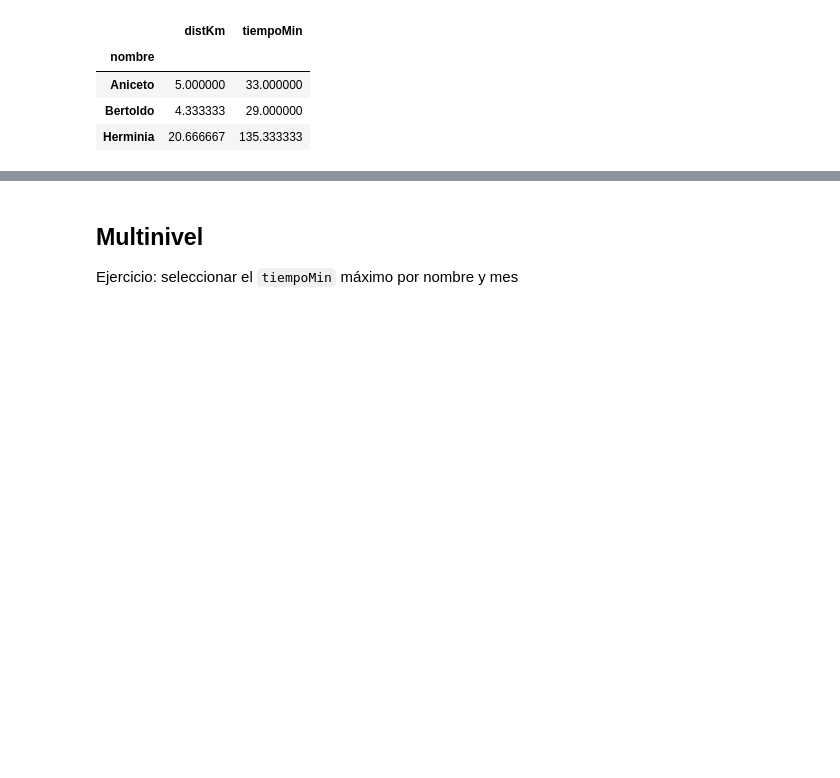
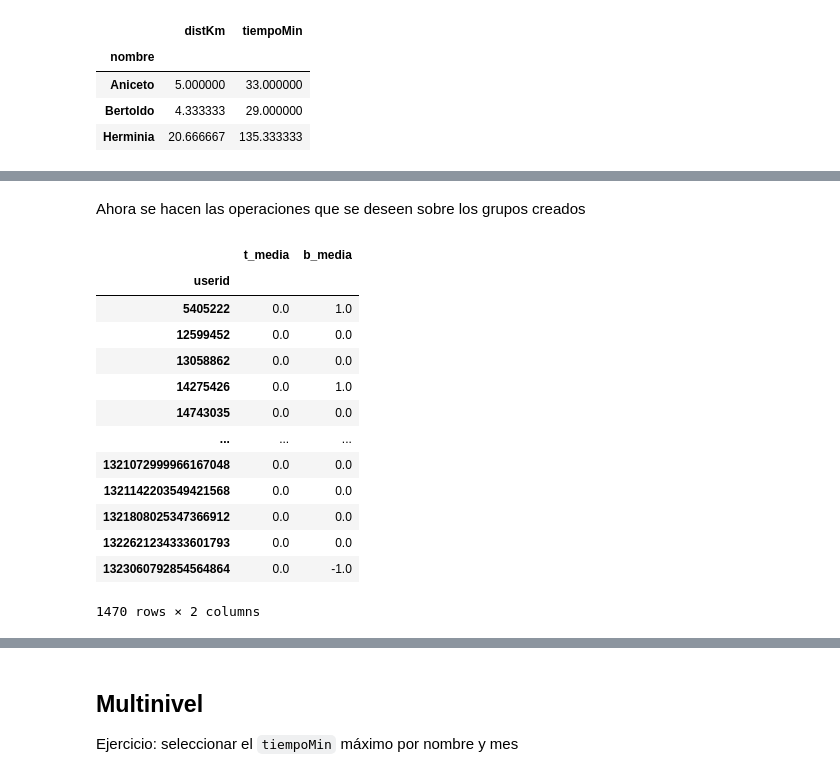
Before and after one commit to RafaelCaballero/APD, a Jupyter notebook: codigo/agregaciones.ipynb, the cells around one changed output, grey strips where cells are left out. Drawn from its saved outputs; the diff is of its cells as text; code cells hidden in the pictures; blank space fills up the shorter version.

```diff
--- a/codigo/agregaciones.ipynb
+++ b/codigo/agregaciones.ipynb
@@ -117,0 +150,25 @@ En este caso usaremos `agg`
+# %%
+df_userid = df.groupby('userid')
+# %% [markdown]
+Ahora se hacen las operaciones que se deseen sobre los grupos creados
+# %%
+df_user = df_userid.agg(
+      t_media=('T', 'mean'),
+      b_media=('B', 'mean')
+)
+df_user
+# %% [output]
+|  | t_media | b_media |
+| userid |  |  |
+| 5405222 | 0.0 | 1.0 |
+| 12599452 | 0.0 | 0.0 |
+| 13058862 | 0.0 | 0.0 |
+| 14275426 | 0.0 | 1.0 |
+| 14743035 | 0.0 | 0.0 |
+| ... | ... | ... |
+| 1321072999966167048 | 0.0 | 0.0 |
+| 1321142203549421568 | 0.0 | 0.0 |
+| 1321808025347366912 | 0.0 | 0.0 |
+| 1322621234333601793 | 0.0 | 0.0 |
+| 1323060792854564864 | 0.0 | -1.0 |
+1470 rows × 2 columns
```
Also changed, not shown: parts of 9 cells of this notebook.
